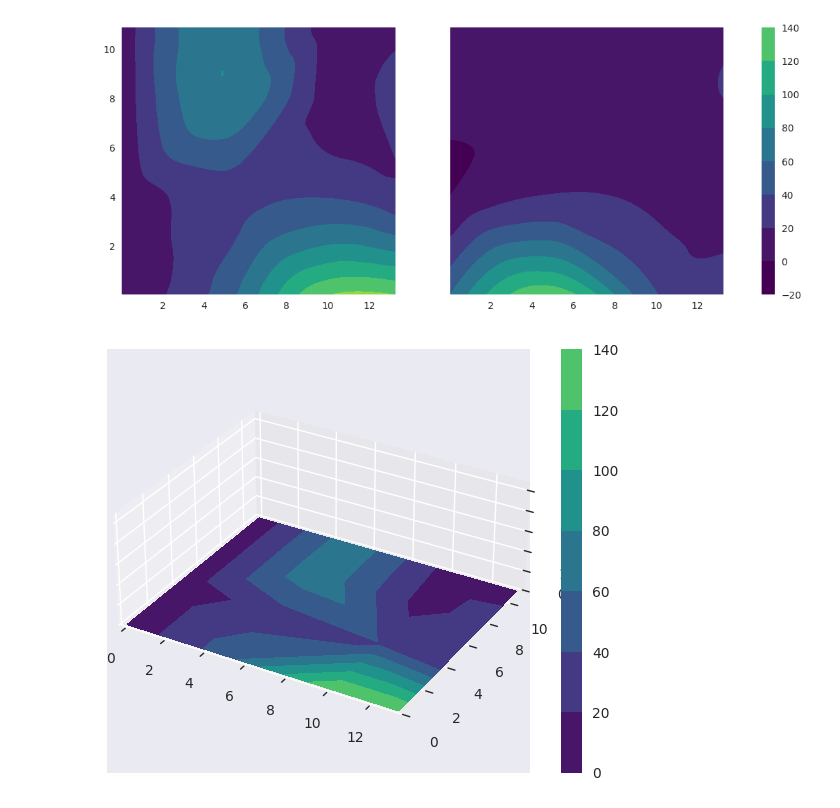
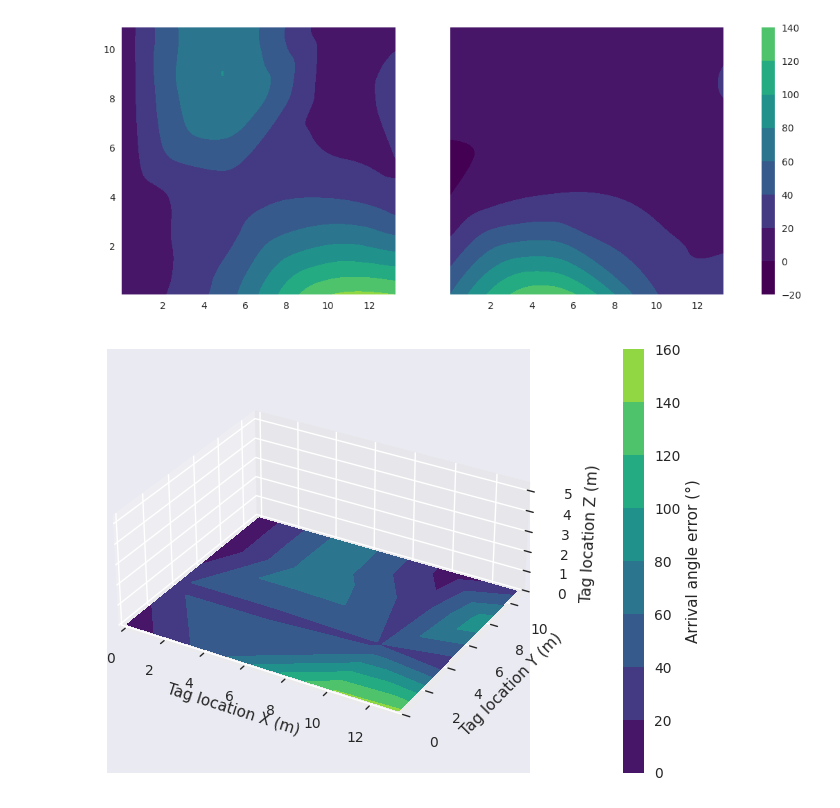
Before and after one commit to llamington/Bluetooth-Direction-Finding-Simulation, a Jupyter notebook: lab-testing.ipynb, the cells around one changed output. Saved outputs shown, nothing was run; the diff lists cells and outputs as text; code cells hidden in the pictures.

Commit message:
fixed drawing of 3D plot

```diff
--- a/lab-testing.ipynb
+++ b/lab-testing.ipynb
@@ -40,5 +41,8 @@ lab_results["azimuth_delta"] = np.abs(
 lab_results["elevation_delta"] = np.abs(
     lab_results["expected_elevation"] - lab_results["measured_elevation"]
 )
+lab_results["delta"] = np.sqrt(
+    lab_results["azimuth_delta"] ** 2 + lab_results["elevation_delta"] ** 2
+)
 lab_results.head()
 # %% [output]
@@ -84,7 +83,7 @@ for i, dataset in enumerate([zeroed_target, elevated_target]):
     img = axs[i].contourf(
         interpolated.T,
         vmin=0,
-        vmax=180,
+        vmax=160,
         extent=(0, x_max, 0, y_max),
         origin="lower",
         cmap="viridis",
@@ -106,12 +105,14 @@ zs = np.linspace(0, z_max, 100)
 grid_x, grid_y, grid_z = np.meshgrid(xs, ys, zs)
 
 interpolated = griddata(
-    points, lab_results["azimuth_delta"], (grid_x, grid_y, grid_z), method="linear"
+    points, lab_results["delta"], (grid_x, grid_y, grid_z), method="linear"
 )
 
 fig = plt.figure()
 ax = fig.add_subplot(projection="3d")
 colorbar_added = False
+
+contourf_config = {"vmin": 0, "vmax": 160, "cmap": "viridis"}
 
 
 def animate(idx_z):
@@ -121,6 +122,9 @@ def animate(idx_z):
     ax.set_xlim3d(0, x_max)
     ax.set_ylim3d(0, y_max)
     ax.set_zlim3d(0, z_max)
+    ax.set_xlabel("Tag location X (m)")
+    ax.set_ylabel("Tag location Y (m)")
+    ax.set_zlabel("Tag location Z (m)")
     ax.set_box_aspect((x_max, y_max, z_max))
     if z_idx > 1:
         ax.contourf(
@@ -129,38 +133,36 @@ def animate(idx_z):
             grid_z[0, :, : z_idx + 1],
             zdir="y",
             offset=0,
-            cmap="viridis",
+            **contourf_config,
         )
         ax.contourf(
             interpolated[:, -1, : z_idx + 1],
             grid_y[:, -1, : z_idx + 1],
             grid_z[:, -1, : z_idx + 1],
             zdir="x",
             offset=x_max,
-            cmap="viridis",
+            **contourf_config
         )
 
     img = ax.contourf(
         grid_x[:, :, 0],
         grid_y[:, :, 0],
         interpolated[:, :, z_idx],
         zdir="z",
         offset=z,
-        vmin=0,
-        vmax=180,
         extent=(0, x_max, 0, y_max),
-        origin="lower",
-        cmap="viridis",
+        **contourf_config
     )
     if not colorbar_added:
         colorbar_added = True
-        plt.colorbar(img, ax=ax)
+        cbar = plt.colorbar(img, ax=ax, pad=0.15)
+        cbar.set_label("Arrival angle error (°)")
 
     return img.collections
 
 
 anim = FuncAnimation(fig, animate, enumerate(zs))
 
 anim.save("error_slice.gif", fps=30, dpi=300)
 # %% [output]
-[figure, old version]
+[figure, new version]
```
Also changed, not shown: parts of 2 cells of this notebook, 2 other files.
